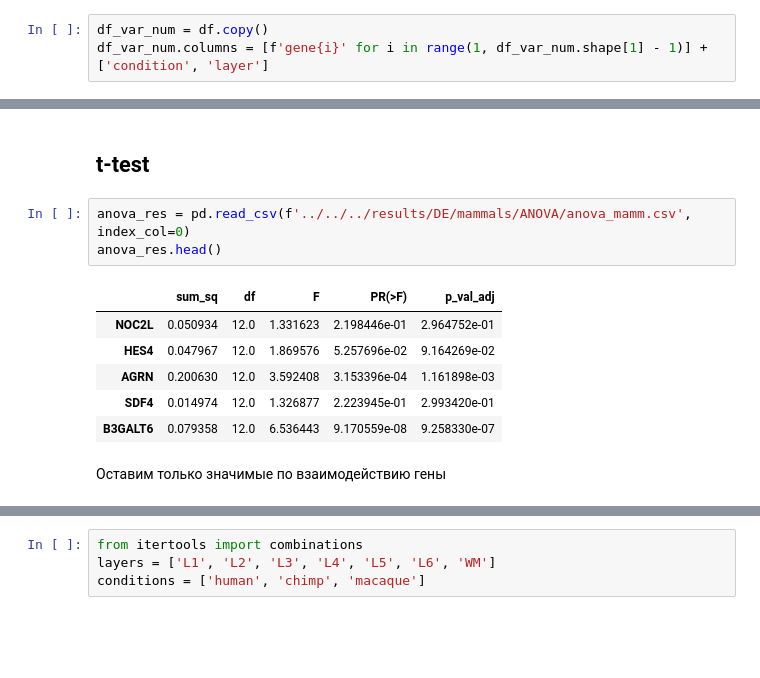
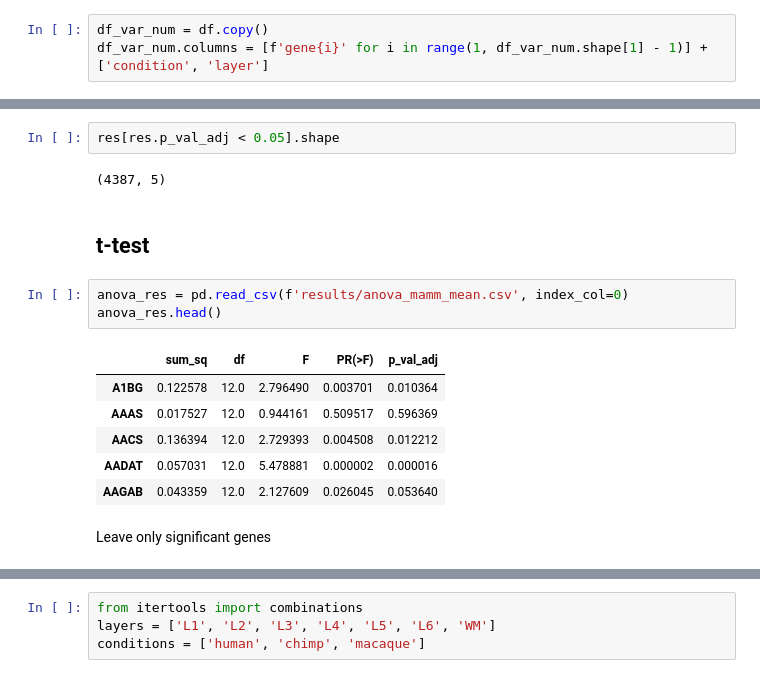
Before and after one commit to Claptar/spatialMPFC, a Jupyter notebook: DE/mammals/ANOVA/ANOVA.ipynb, the cells around one changed output, grey strips where cells are left out. Saved outputs shown, nothing was run; the diff lists cells and outputs as text; blank space fills up the shorter version.

```diff
--- a/DE/mammals/ANOVA/ANOVA.ipynb
+++ b/DE/mammals/ANOVA/ANOVA.ipynb
@@ -196,17 +200,21 @@ res['PR(>F)'].hist(bins=20)
+# %%
+res[res.p_val_adj < 0.05].shape
+# %% [output]
+(4387, 5)
 # %% [markdown]
 ## t-test
 # %%
-anova_res = pd.read_csv(f'../../../results/DE/mammals/ANOVA/anova_mamm.csv', index_col=0)
+anova_res = pd.read_csv(f'results/anova_mamm_mean.csv', index_col=0)
 anova_res.head()
 # %% [output]
 |  | sum_sq | df | F | PR(>F) | p_val_adj |
-| NOC2L | 0.050934 | 12.0 | 1.331623 | 2.198446e-01 | 2.964752e-01 |
-| HES4 | 0.047967 | 12.0 | 1.869576 | 5.257696e-02 | 9.164269e-02 |
-| AGRN | 0.200630 | 12.0 | 3.592408 | 3.153396e-04 | 1.161898e-03 |
-| SDF4 | 0.014974 | 12.0 | 1.326877 | 2.223945e-01 | 2.993420e-01 |
-| B3GALT6 | 0.079358 | 12.0 | 6.536443 | 9.170559e-08 | 9.258330e-07 |
+| A1BG | 0.122578 | 12.0 | 2.796490 | 0.003701 | 0.010364 |
+| AAAS | 0.017527 | 12.0 | 0.944161 | 0.509517 | 0.596369 |
+| AACS | 0.136394 | 12.0 | 2.729393 | 0.004508 | 0.012212 |
+| AADAT | 0.057031 | 12.0 | 5.478881 | 0.000002 | 0.000016 |
+| AAGAB | 0.043359 | 12.0 | 2.127609 | 0.026045 | 0.053640 |
 # %% [markdown]
-Оставим только значимые по взаимодействию гены
+Leave only significant genes
 # %%
 sig_genes = anova_res[res.p_val_adj < 0.05].index
 sig_genes
```
Also changed, not shown: parts of 30 cells of this notebook, 1 other file.
